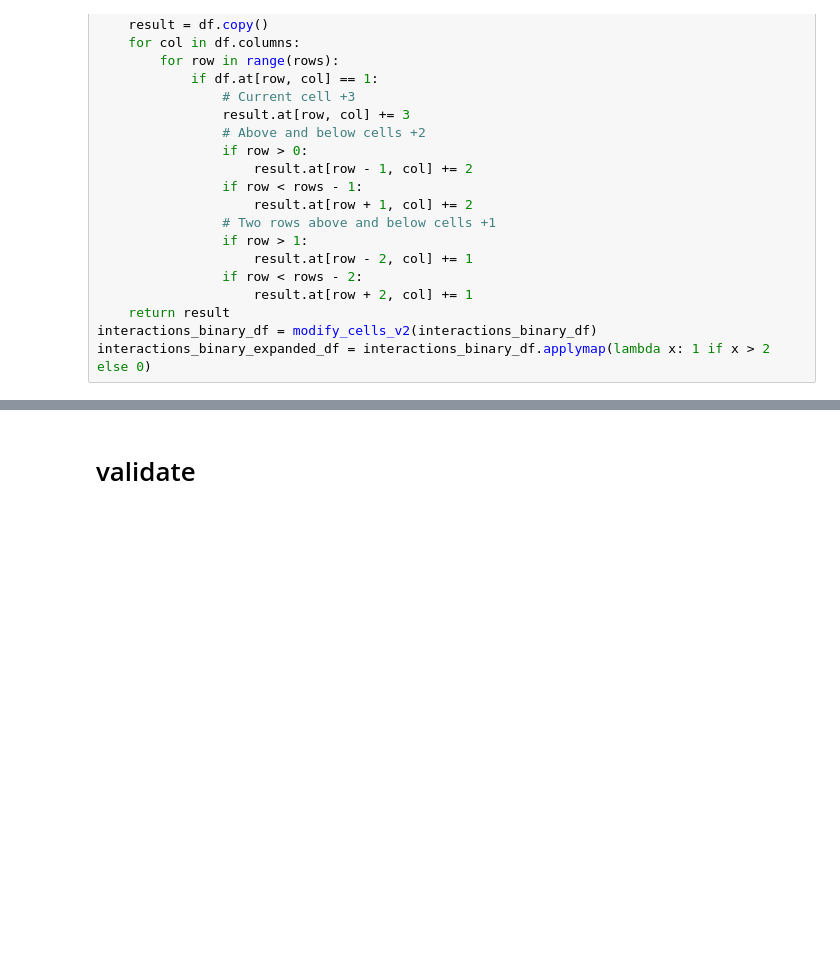
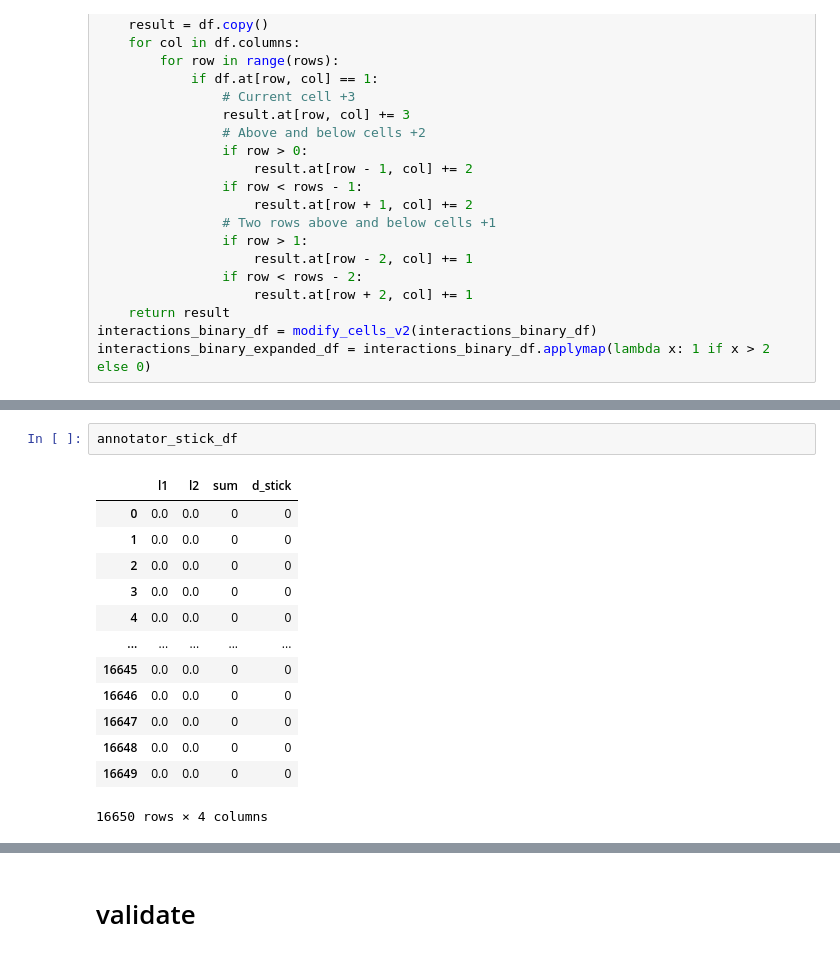
Before and after one commit to BoxedInKehrer/Moused, a Jupyter notebook: pipe.ipynb, the cells around one changed output, grey strips where cells are left out. Saved outputs shown, nothing was run; the diff lists cells and outputs as text; blank space fills up the shorter version.

```diff
--- a/pipe.ipynb
+++ b/pipe.ipynb
@@ -1255,0 +1442,16 @@ test['arr_1']
+# %%
+annotator_stick_df
+# %% [output]
+|  | l1 | l2 | sum | d_stick |
+| 0 | 0.0 | 0.0 | 0 | 0 |
+| 1 | 0.0 | 0.0 | 0 | 0 |
+| 2 | 0.0 | 0.0 | 0 | 0 |
+| 3 | 0.0 | 0.0 | 0 | 0 |
+| 4 | 0.0 | 0.0 | 0 | 0 |
+| ... | ... | ... | ... | ... |
+| 16645 | 0.0 | 0.0 | 0 | 0 |
+| 16646 | 0.0 | 0.0 | 0 | 0 |
+| 16647 | 0.0 | 0.0 | 0 | 0 |
+| 16648 | 0.0 | 0.0 | 0 | 0 |
+| 16649 | 0.0 | 0.0 | 0 | 0 |
+16650 rows × 4 columns
```
Also changed, not shown: parts of 33 cells of this notebook, 23 other files.
